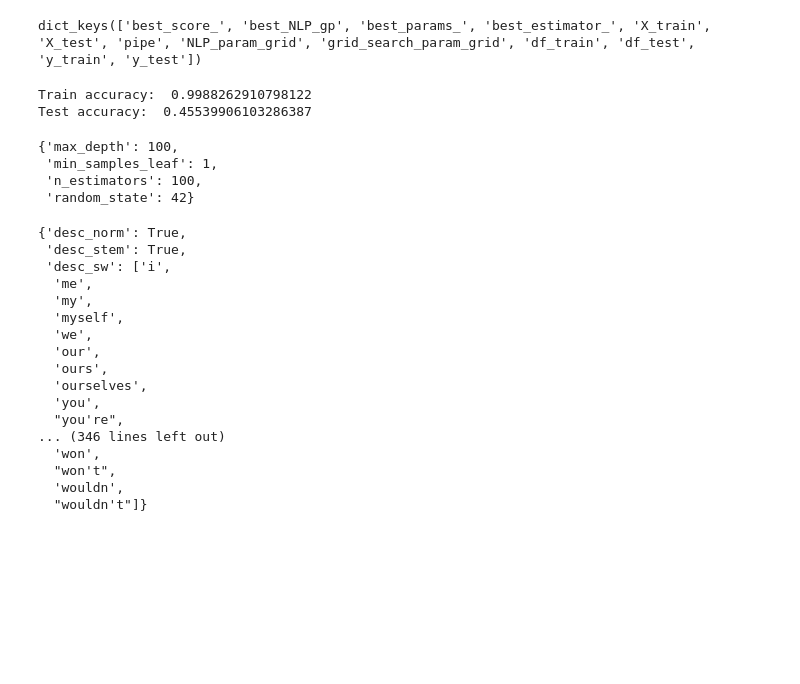
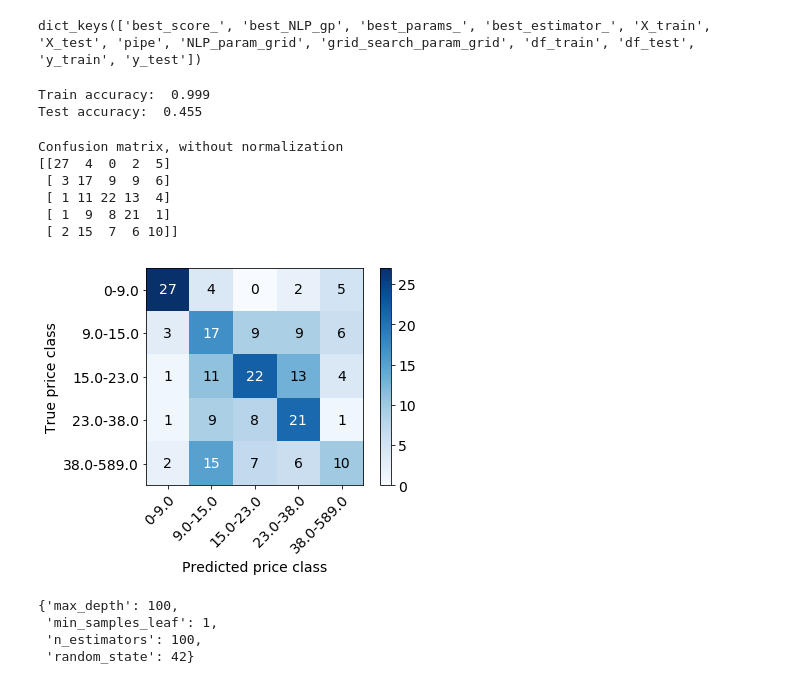
Before and after one commit to danhaus/ml-price-suggestion, a Jupyter notebook: analysis/Bag_of_Words_Random_Forest/BOW_analysis.ipynb, the cells around one changed output. Cells and saved outputs as stored; diff of their text form; code cells hidden in the pictures; blank space fills up the shorter version.

```diff
--- a/analysis/Bag_of_Words_Random_Forest/BOW_analysis.ipynb
+++ b/analysis/Bag_of_Words_Random_Forest/BOW_analysis.ipynb
@@ -16,6 +17,8 @@ X_train = optimisation_result['X_train']
 X_test = optimisation_result['X_test']
 y_train = optimisation_result['y_train']
 y_test = optimisation_result['y_test']
+
+y_pred = clf_best.predict(X_test)
 # %%
 from sklearn.metrics import accuracy_score
 
@@ -23,13 +26,28 @@ pred_train = clf_best.predict(X_train)
 pred_test = clf_best.predict(X_test)
 
 acc_train = accuracy_score(y_train, pred_train)
-print('Train accuracy: ', acc_train)
+print('Train accuracy: ', round(acc_train, 3))
 
 acc_test = accuracy_score(y_test, pred_test)
-print('Test accuracy: ', acc_test)
+print('Test accuracy: ', round(acc_test, 3))
 # %% [output]
-Train accuracy:  0.9988262910798122
-Test accuracy:  0.45539906103286387
+Train accuracy:  0.999
+Test accuracy:  0.455
+# %%
+class_names = ['0-9.0', '9.0-15.0', '15.0-23.0', '23.0-38.0', '38.0-589.0']
+
+# Plot non-normalized confusion matrix
+ax = analysis.plot_confusion_matrix(y_true=y_test, y_pred=y_pred, classes=class_names)
+fig = ax.figure
+fig.savefig('confusion_matrix_BOW.png', dpi=200, bbox_inches='tight')
+# %% [output]
+Confusion matrix, without normalization
+[[27  4  0  2  5]
+ [ 3 17  9  9  6]
+ [ 1 11 22 13  4]
+ [ 1  9  8 21  1]
+ [ 2 15  7  6 10]]
+[figure, added]
 # %%
 optimisation_result['best_params_']
 # %% [output]
@@ -37,23 +55,3 @@ optimisation_result['best_params_']
  'min_samples_leaf': 1,
  'n_estimators': 100,
  'random_state': 42}
-# %%
-optimisation_result['best_NLP_gp']
-# %% [output]
-{'desc_norm': True,
- 'desc_stem': True,
- 'desc_sw': ['i',
-  'me',
-  'my',
-  'myself',
-  'we',
-  'our',
-  'ours',
-  'ourselves',
-  'you',
-  "you're",
-... (346 lines left out)
-  'won',
-  "won't",
-  'wouldn',
-  "wouldn't"]}
```
Also changed, not shown: parts of 1 cell of this notebook, 6 other files.
